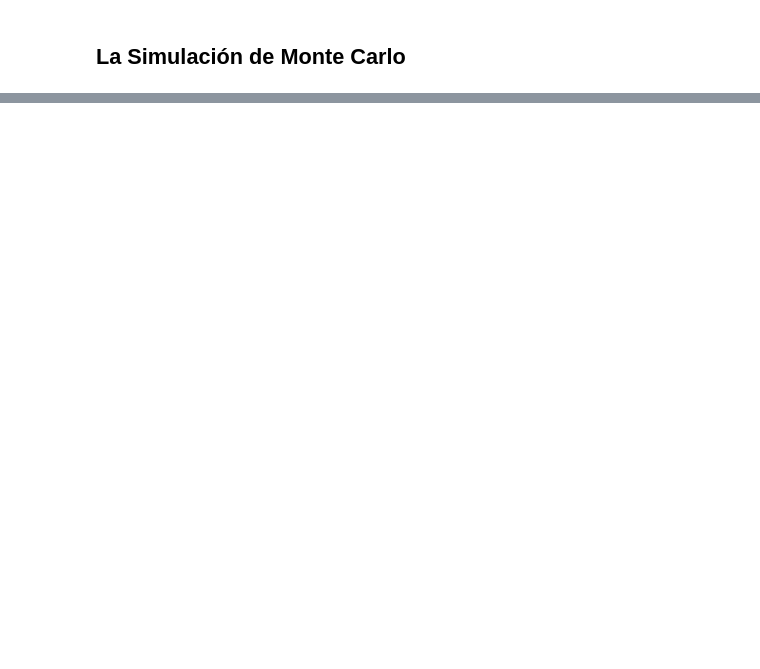
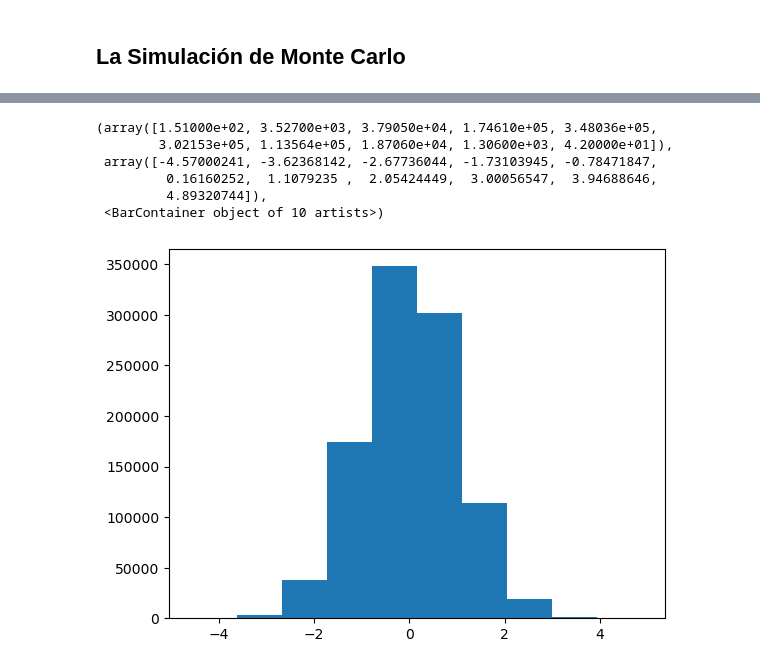
Before and after one commit to mikelm2020/ml_course, a Jupyter notebook: notebooks/T2 - 2 - Data Cleaning - Funciones de distribucion de probabilidad.ipynb, the cells around one changed output, grey strips where cells are left out. Saved outputs shown, nothing was run; the diff lists cells and outputs as text; code cells hidden in the pictures; blank space fills up the shorter version.

```diff
--- a/notebooks/T2 - 2 - Data Cleaning - Funciones de distribucion de probabilidad.ipynb
+++ b/notebooks/T2 - 2 - Data Cleaning - Funciones de distribucion de probabilidad.ipynb
@@ -75,0 +115,9 @@ array([[ 0.92428286,  1.7567807 , -0.92742402, -0.01322128],
+# %%
+n = 1000000
+data = pd.DataFrame(
+    {
+        "A": np.random.randn(n),
+        "B": 1.5 + 2.5 * np.random.randn(n),
+        "C": np.random.uniform(5,32,n)
+    }
+)
@@ -75,0 +145,10 @@ array([[ 0.92428286,  1.7567807 , -0.92742402, -0.01322128],
+# %%
+plt.hist(data["A"])
+# %% [output]
+(array([1.51000e+02, 3.52700e+03, 3.79050e+04, 1.74610e+05, 3.48036e+05,
+        3.02153e+05, 1.13564e+05, 1.87060e+04, 1.30600e+03, 4.20000e+01]),
+ array([-4.57000241, -3.62368142, -2.67736044, -1.73103945, -0.78471847,
+         0.16160252,  1.1079235 ,  2.05424449,  3.00056547,  3.94688646,
+         4.89320744]),
+ <BarContainer object of 10 artists>)
+[figure, added]
```
Also changed, not shown: parts of 21 cells of this notebook, 2 other files.
